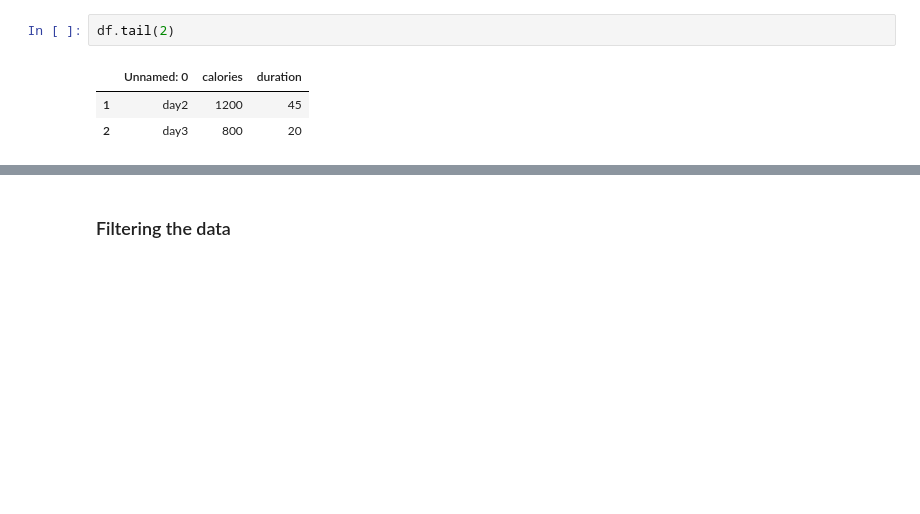
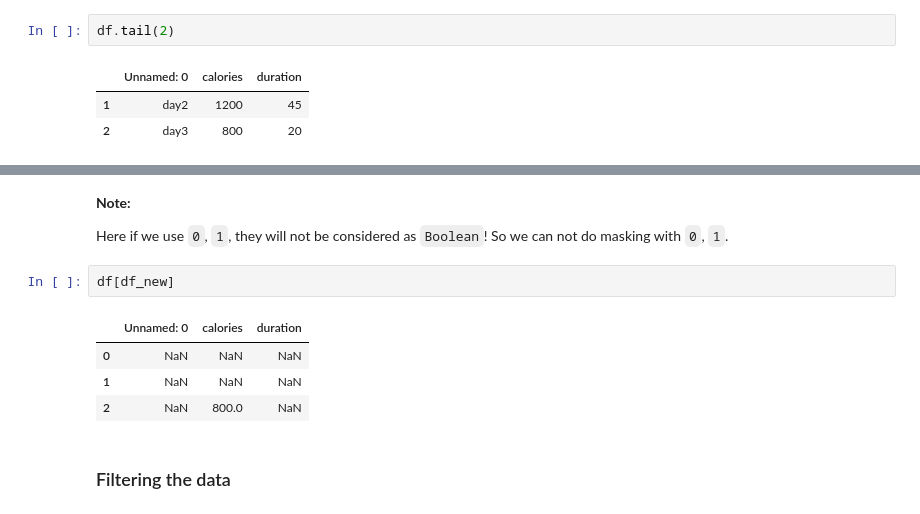
Before and after one commit to M-Ghodrat/CS-Tutorial, a Jupyter notebook: Extra/Pandas.ipynb, the cells around one changed output, grey strips where cells are left out. Drawn from its saved outputs; the diff is of its cells as text; blank space fills up the shorter version.

```diff
--- a/Extra/Pandas.ipynb
+++ b/Extra/Pandas.ipynb
@@ -371,3 +584,14 @@ df.tail(2)
+# %% [markdown]
+**Note:**
+
+Here if we use `0`, `1`, they will not be considered as `Boolean`! So we can not do masking with `0`, `1`.
+# %%
+df[df_new]
+# %% [output]
+|  | Unnamed: 0 | calories | duration |
+| 0 | NaN | NaN | NaN |
+| 1 | NaN | NaN | NaN |
+| 2 | NaN | 800.0 | NaN |
 # %% [markdown]
 ### Filtering the data
 # %%
```
Also changed, not shown: parts of 99 cells of this notebook.
